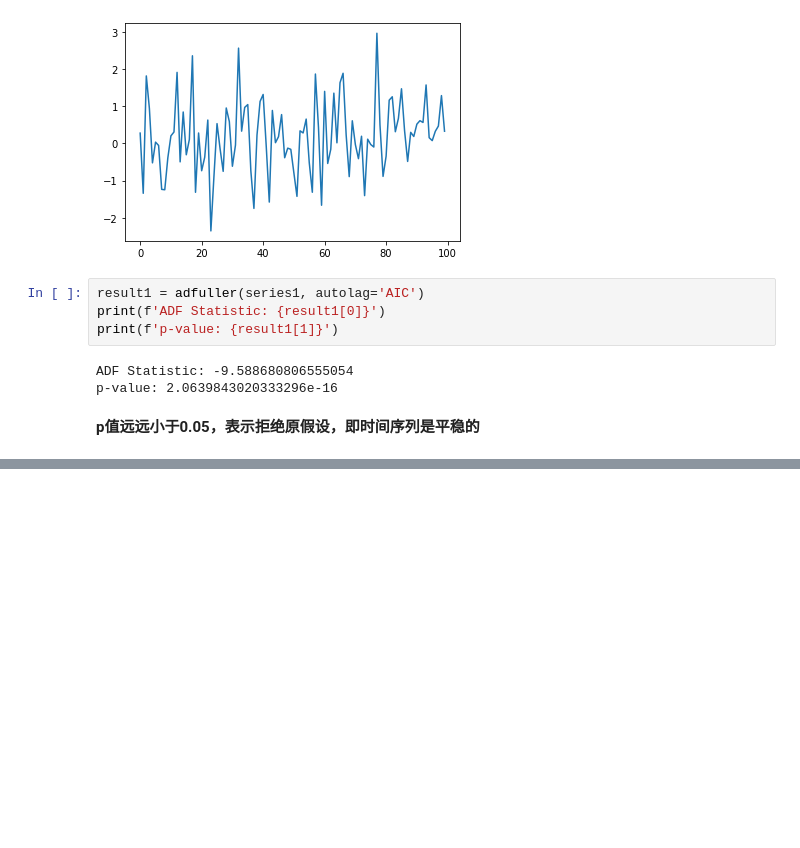
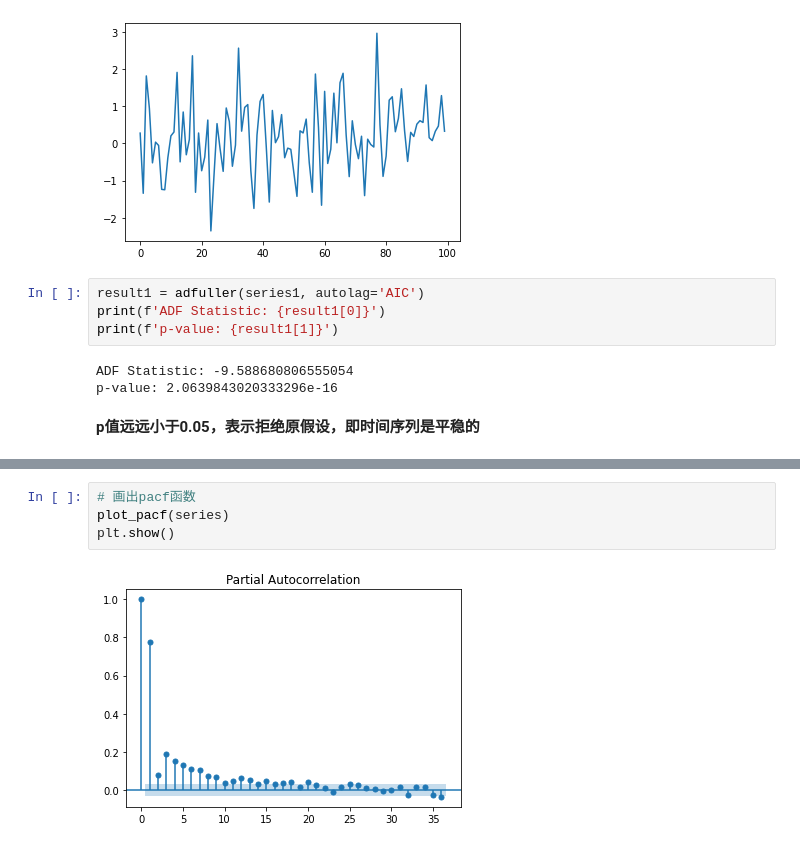
Before and after one commit to muxi324/timeseries101, a Jupyter notebook: cp3.ipynb, the cells around one changed output, grey strips where cells are left out. Drawn from its saved outputs; the diff is of its cells as text; blank space fills up the shorter version.

```diff
--- a/cp3.ipynb
+++ b/cp3.ipynb
@@ -47,0 +73,6 @@ p-value: 2.0639843020333296e-16
+# %%
+# 画出pacf函数
+plot_pacf(series)
+plt.show()
+# %% [output]
+[figure, added]
```
Also changed, not shown: parts of 10 cells of this notebook, 10 other files.
